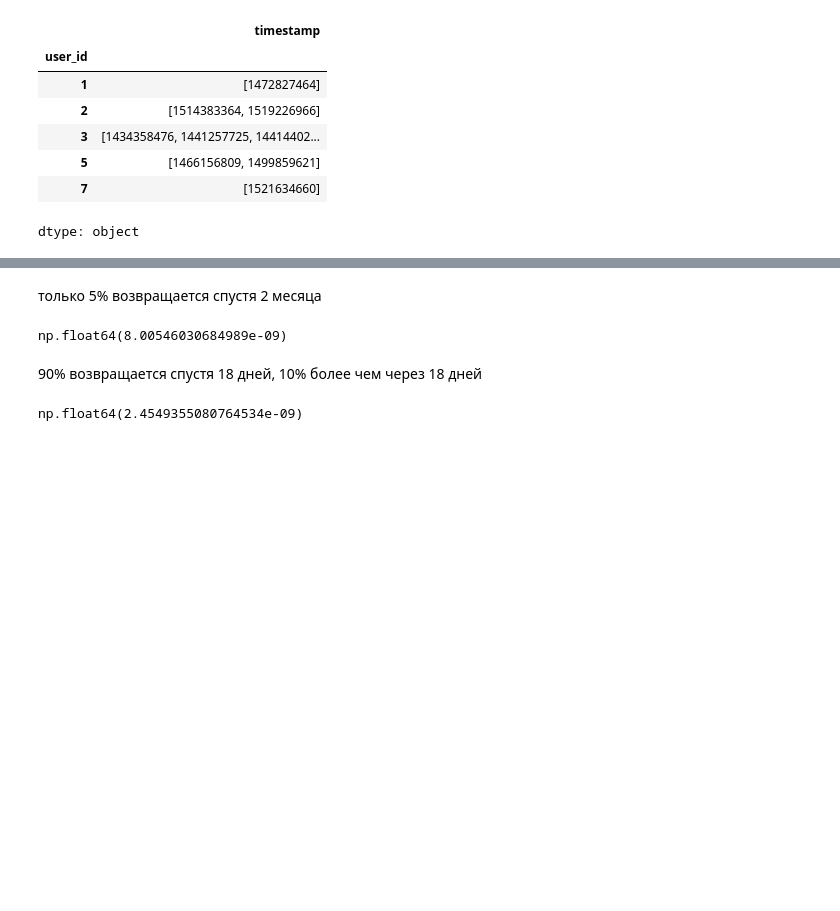
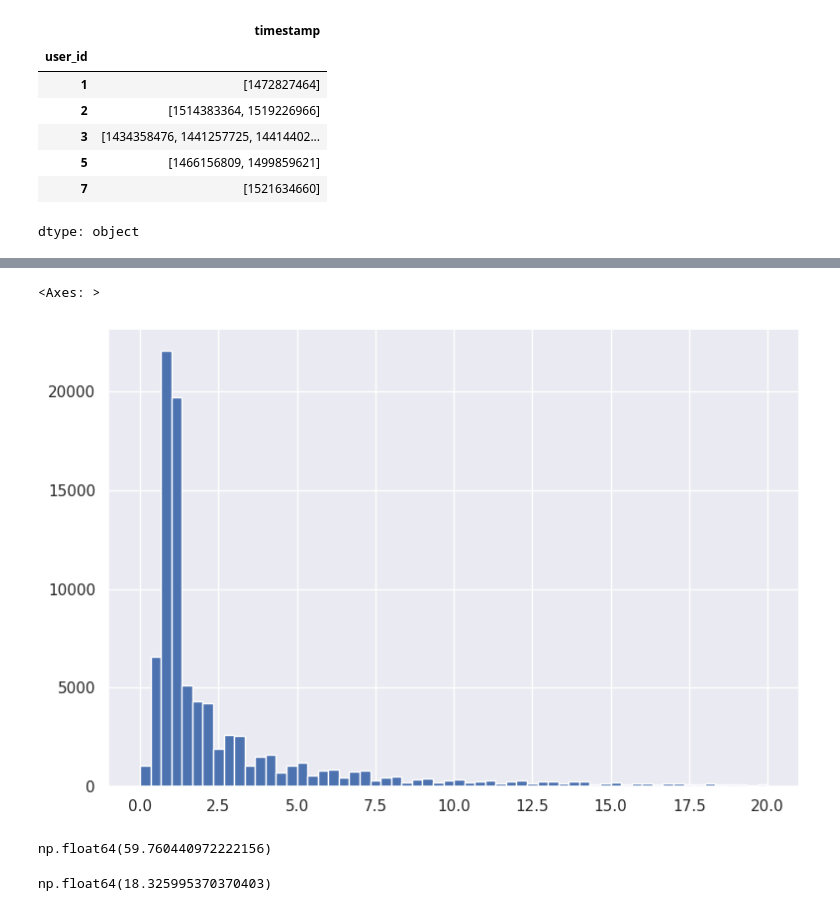
Before and after one commit to MinyaevAndrey/ML-Stepik, a Jupyter notebook: ML_Stepik1.ipynb, the cells around one changed output, grey strips where cells are left out. Cells and saved outputs as stored; diff of their text form; code cells hidden in the pictures; blank space fills up the shorter version.

```diff
--- a/ML_Stepik1.ipynb
+++ b/ML_Stepik1.ipynb
@@ -330,12 +396,15 @@ gap_data[gap_data < 200].hist()
-# %% [markdown]
-только 5% возвращается спустя 2 месяца
-# %%
-gap_data.quantile(0.95)
-# %% [output]
-np.float64(8.00546030684989e-09)
-# %% [markdown]
-90% возвращается спустя 18 дней, 10% более чем через 18 дней
-# %%
-gap_data.quantile(0.9)
-# %% [output]
-np.float64(2.4549355080764534e-09)
+# %%
+gap_data[gap_data < 20].hist(bins=60)
+# %% [output]
+<Axes: >
+[figure, added]
+# %%
+# только 5% возвращается спустя 2 месяца (59 дней)
+gap_data.quantile(0.95)
+# %% [output]
+np.float64(59.760440972222156)
+# %%
+# 90% возвращается спустя 18 дней, 10% более чем через 18 дней
+gap_data.quantile(0.9)
+# %% [output]
+np.float64(18.325995370370403)
```
Also changed, not shown: parts of 17 cells of this notebook.
